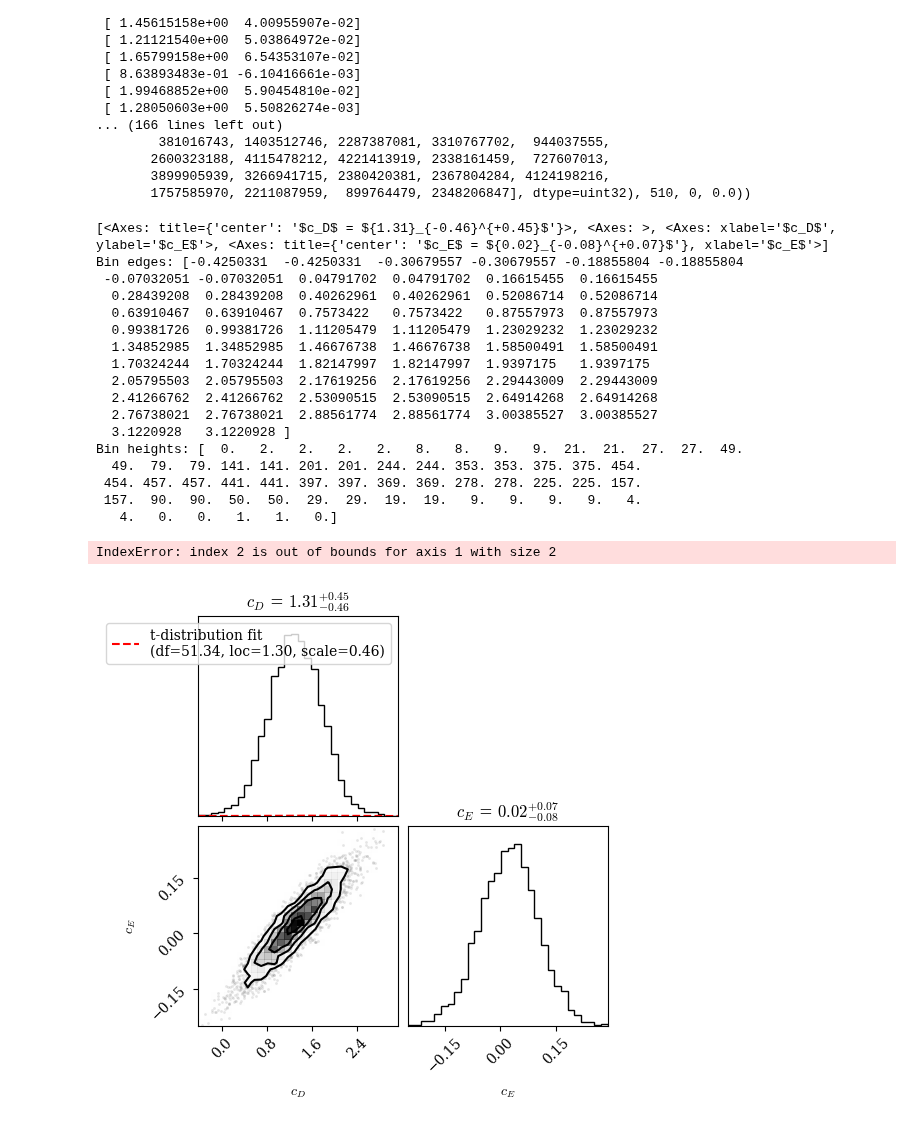
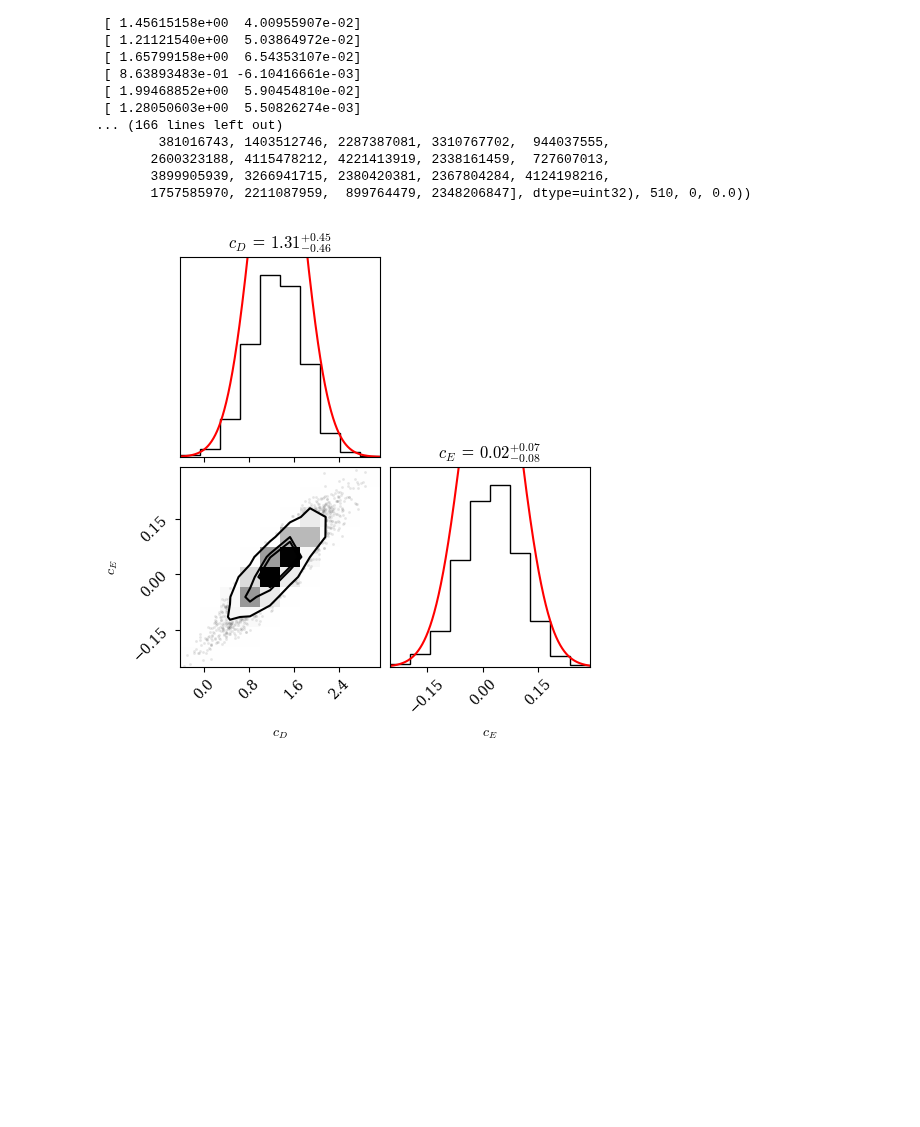
Before and after one commit to stommen/tif285-projects, a Jupyter notebook: project_1/project1_JHOS.ipynb, the cells around one changed output. Drawn from its saved outputs; the diff is of its cells as text; code cells hidden in the pictures; blank space fills up the shorter version.

Commit message:
trying to display t-fitted curves

```diff
--- a/project_1/project1_JHOS.ipynb
+++ b/project_1/project1_JHOS.ipynb
@@ -175,57 +175,38 @@ State([[ 1.91149924e+00  1.03780033e-01]
 # %%
 samples = sampler.get_chain(flat=True)
 #plt.hist(samples[:, 1], 1000, color="k", histtype="step")
 #plt.xlim(-1, 1)
 #plt.show()
 
 flat_samples = sampler.get_chain(discard=100, thin=10, flat=True)
 fig = corner.corner(flat_samples, labels=[r"$c_D$", r"$c_E$"], color='k',
-                show_titles=True, bins=30)
-print(fig.get_axes())
-for i in [0, 2]:
-    ax = fig.get_axes()[i]
-    for poly in ax.patches:
-        # Each 'poly' is a Polygon object; we can extract the vertices
-        verts = poly.get_xy()  # Get the vertices of the polygon
-        # The x-values represent the bin edges, y-values represent the heights
-        bin_left_edges = verts[:, 0]  # X-coordinates (bin edges)
-        bin_heights = verts[:, 1]  # Y-coordinates (heights)
+                show_titles=True, bins=10)
 
-        # Print or store the bin edges and heights
-        print(f"Bin edges: {bin_left_edges}")
-        print(f"Bin heights: {bin_heights}")
-    # Combine bin edges to get bin centers (for the data points)
-    bin_centers = (bin_left_edges[:-1] + bin_left_edges[1:]) / 2
+for i in range(flat_samples.shape[1]):
+    ### Diagonal indices of the corner plot
+    ax = fig.get_axes()[i * (len(flat_samples[1]) + 1)]
+
+    # Each 'poly' is a Polygon object; we can extract the vertices
+    verts = ax.patches[0].get_xy()  # Get the vertices of the polygon
+    # Remove duplicate vertices
+
+    # The x-values represent the bin edges, y-values represent the heights
+    bin_left_edges = verts[:, 0]  # X-coordinates (bin edges)
+    bin_heights = verts[:, 1]  # Y-coordinates (heights)
+    bin_width = np.diff(bin_left_edges)[1]  # Width of each bin
 
     # Fit a t-distribution to the histogram data
     df, loc, scale = stats.t.fit(flat_samples[:, i])  # Fit t-distribution to the i-th parameter
+    area = np.sum(bin_width * bin_heights)  # Total area under the histogram
 
     # Generate the t-distribution PDF using the fitted parameters
     x = np.linspace(bin_left_edges.min(), bin_left_edges.max(), 1000)
-    pdf_fitted = stats.t.pdf(x, df, loc=loc, scale=scale)
-
+    pdf_fitted = stats.t.pdf(x, df=10, loc=loc, scale=scale)
     # Plot the t-distribution PDF over the histogram
-    ax.plot(x, pdf_fitted, 'r--', label=f't-distribution fit\n(df={df:.2f}, loc={loc:.2f}, scale={scale:.2f})')
+    ax.plot(x, pdf_fitted*area, 'r-')
+    plt.show
 
     # Optionally, add a legend
     #ax.legend()
 # %% [output]
-[<Axes: title={'center': '$c_D$ = ${1.31}_{-0.46}^{+0.45}$'}>, <Axes: >, <Axes: xlabel='$c_D$', ylabel='$c_E$'>, <Axes: title={'center': '$c_E$ = ${0.02}_{-0.08}^{+0.07}$'}, xlabel='$c_E$'>]
-Bin edges: [-0.4250331  -0.4250331  -0.30679557 -0.30679557 -0.18855804 -0.18855804
- -0.07032051 -0.07032051  0.04791702  0.04791702  0.16615455  0.16615455
-  0.28439208  0.28439208  0.40262961  0.40262961  0.52086714  0.52086714
-  0.63910467  0.63910467  0.7573422   0.7573422   0.87557973  0.87557973
-  0.99381726  0.99381726  1.11205479  1.11205479  1.23029232  1.23029232
-  1.34852985  1.34852985  1.46676738  1.46676738  1.58500491  1.58500491
-  1.70324244  1.70324244  1.82147997  1.82147997  1.9397175   1.9397175
-  2.05795503  2.05795503  2.17619256  2.17619256  2.29443009  2.29443009
-  2.41266762  2.41266762  2.53090515  2.53090515  2.64914268  2.64914268
-  2.76738021  2.76738021  2.88561774  2.88561774  3.00385527  3.00385527
-  3.1220928   3.1220928 ]
-Bin heights: [  0.   2.   2.   2.   2.   8.   8.   9.   9.  21.  21.  27.  27.  49.
-  49.  79.  79. 141. 141. 201. 201. 244. 244. 353. 353. 375. 375. 454.
- 454. 457. 457. 441. 441. 397. 397. 369. 369. 278. 278. 225. 225. 157.
- 157.  90.  90.  50.  50.  29.  29.  19.  19.   9.   9.   9.   9.   4.
-   4.   0.   0.   1.   1.   0.]
-IndexError: index 2 is out of bounds for axis 1 with size 2
-[figure, old version]
+[figure, new version]
```
